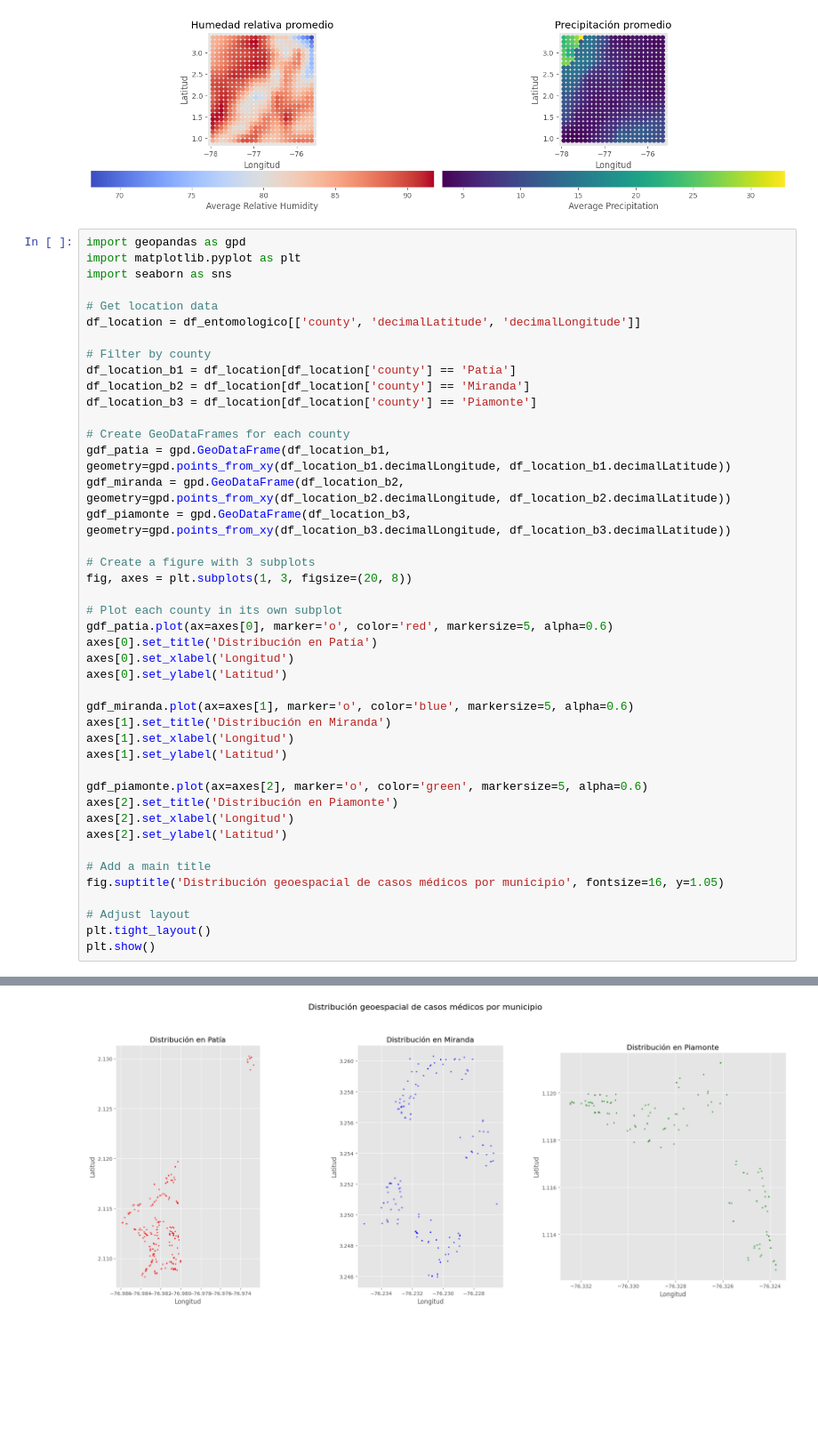
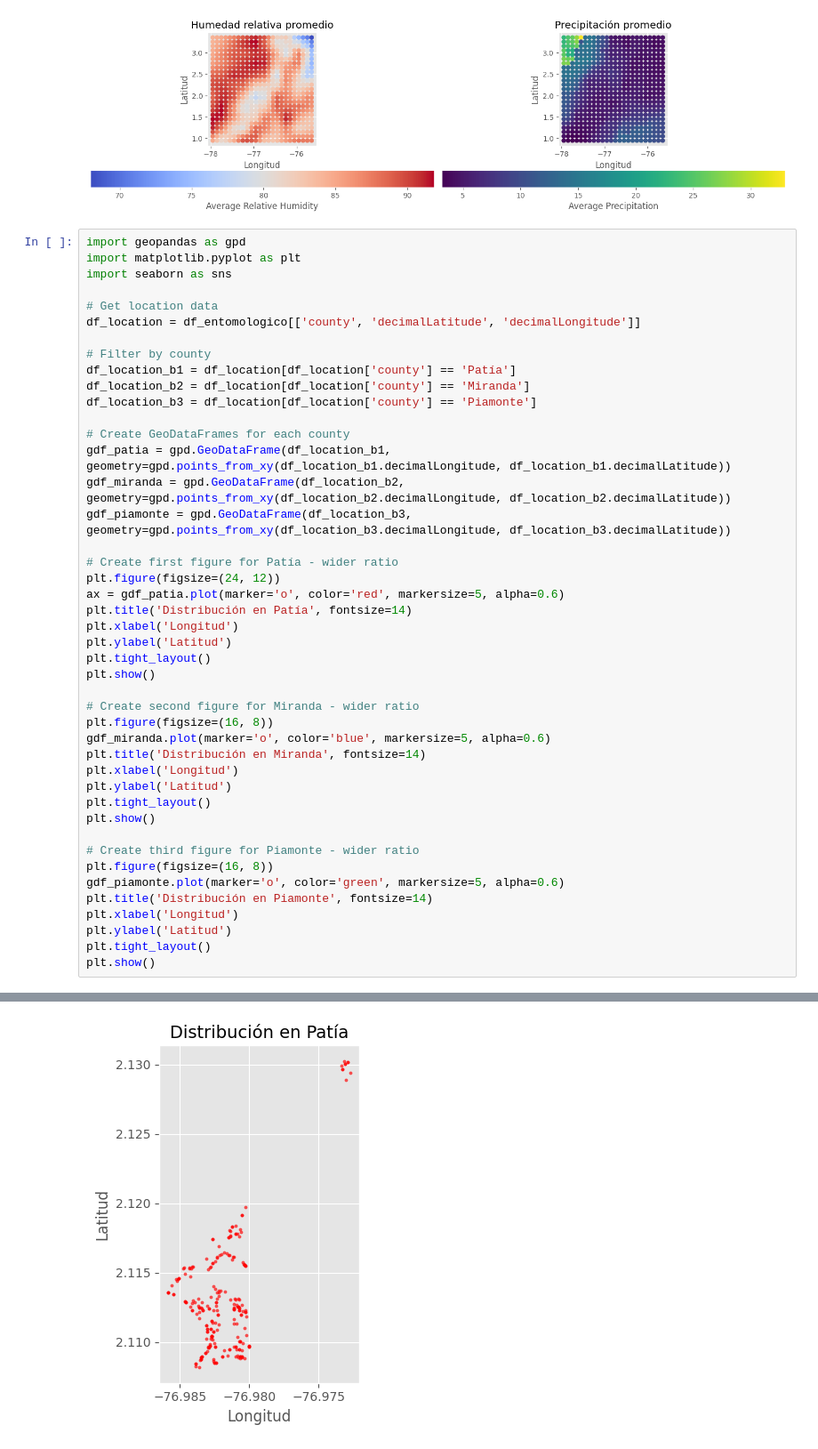
Before and after one commit to Zaprovic/bootcamp-data-analysis, a Jupyter notebook: src/dengue.ipynb, the cells around one changed output, grey strips where cells are left out. Shown at 89% size. Saved outputs shown, nothing was run; the diff lists cells and outputs as text; blank space fills up the shorter version.

```diff
--- a/src/dengue.ipynb
+++ b/src/dengue.ipynb
@@ -288,29 +515,30 @@ gdf_patia = gpd.GeoDataFrame(df_location_b1, geometry=gpd.points_from_xy(df_loca
 gdf_miranda = gpd.GeoDataFrame(df_location_b2, geometry=gpd.points_from_xy(df_location_b2.decimalLongitude, df_location_b2.decimalLatitude))
 gdf_piamonte = gpd.GeoDataFrame(df_location_b3, geometry=gpd.points_from_xy(df_location_b3.decimalLongitude, df_location_b3.decimalLatitude))
 
-# Create a figure with 3 subplots
-fig, axes = plt.subplots(1, 3, figsize=(20, 8))
-
-# Plot each county in its own subplot
-gdf_patia.plot(ax=axes[0], marker='o', color='red', markersize=5, alpha=0.6)
-axes[0].set_title('Distribución en Patía')
-axes[0].set_xlabel('Longitud')
-axes[0].set_ylabel('Latitud')
-
-gdf_miranda.plot(ax=axes[1], marker='o', color='blue', markersize=5, alpha=0.6)
-axes[1].set_title('Distribución en Miranda')
-axes[1].set_xlabel('Longitud')
-axes[1].set_ylabel('Latitud')
-
-gdf_piamonte.plot(ax=axes[2], marker='o', color='green', markersize=5, alpha=0.6)
-axes[2].set_title('Distribución en Piamonte')
-axes[2].set_xlabel('Longitud')
-axes[2].set_ylabel('Latitud')
-
-# Add a main title
-fig.suptitle('Distribución geoespacial de casos médicos por municipio', fontsize=16, y=1.05)
-
-# Adjust layout
+# Create first figure for Patía - wider ratio
+plt.figure(figsize=(24, 12))
+ax = gdf_patia.plot(marker='o', color='red', markersize=5, alpha=0.6)
+plt.title('Distribución en Patía', fontsize=14)
+plt.xlabel('Longitud')
+plt.ylabel('Latitud')
 plt.tight_layout()
 plt.show()
+
+# Create second figure for Miranda - wider ratio
+plt.figure(figsize=(16, 8))
+gdf_miranda.plot(marker='o', color='blue', markersize=5, alpha=0.6)
+plt.title('Distribución en Miranda', fontsize=14)
+plt.xlabel('Longitud')
+plt.ylabel('Latitud')
+plt.tight_layout()
+plt.show()
+
+# Create third figure for Piamonte - wider ratio
+plt.figure(figsize=(16, 8))
+gdf_piamonte.plot(marker='o', color='green', markersize=5, alpha=0.6)
+plt.title('Distribución en Piamonte', fontsize=14)
+plt.xlabel('Longitud')
+plt.ylabel('Latitud')
+plt.tight_layout()
+plt.show()
 # %% [output]
@@ -317 +546 @@ plt.show()
-[figure, old version]
+[figure, new version]
```
Also changed, not shown: parts of 27 cells of this notebook, 6 other files.
